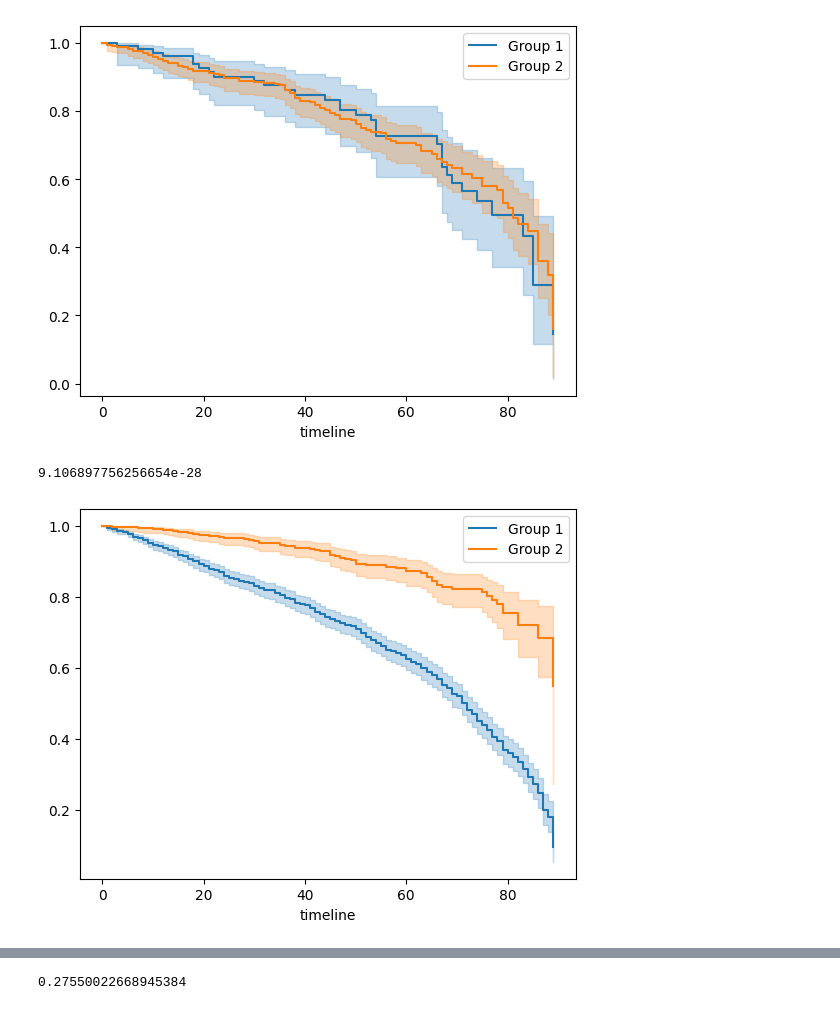
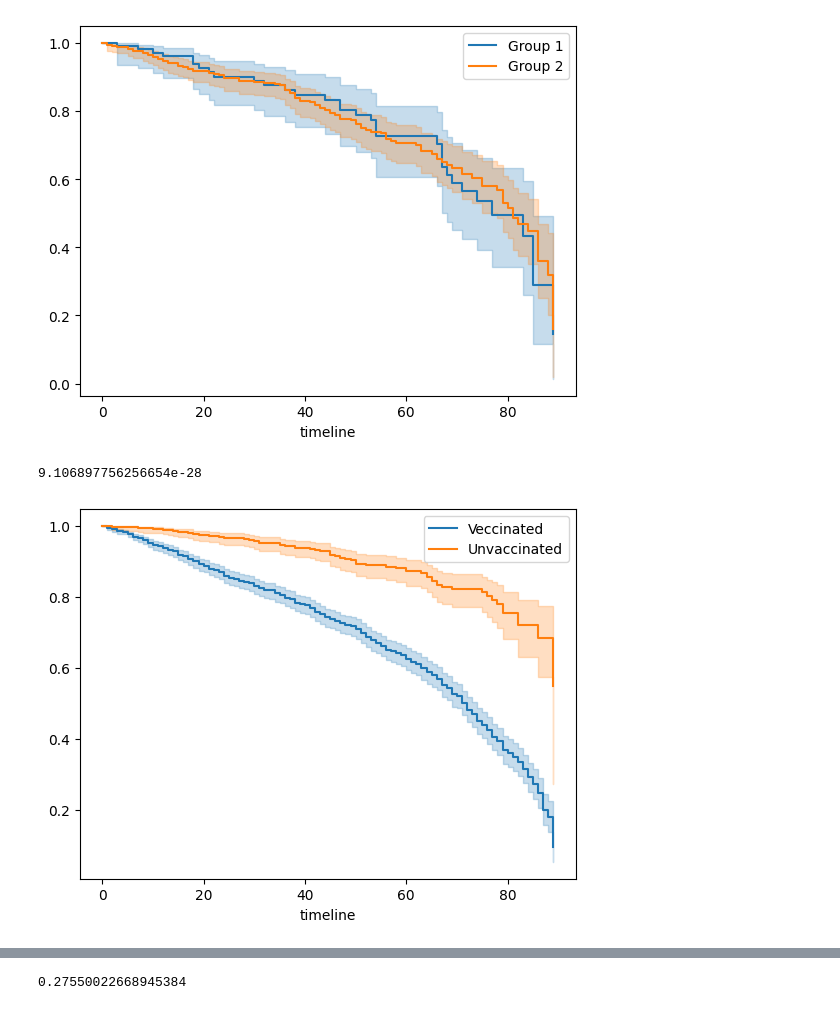
Before and after one commit to tsents/Statistical-Theory-Project, a Jupyter notebook: censored.ipynb, the cells around one changed output, grey strips where cells are left out. Saved outputs shown, nothing was run; the diff lists cells and outputs as text; code cells hidden in the pictures.

```diff
--- a/censored.ipynb
+++ b/censored.ipynb
@@ -98,18 +98,18 @@ results.p_value
 # %%
 group1,group2 = filter_pets(data_frame,vaccinated=1)
 kmf = KaplanMeierFitter()
 
-kmf.fit(group1['TimeInShelterDays'], group1['AdoptionLikelihood'], label='Group 1')
+kmf.fit(group1['TimeInShelterDays'], group1['AdoptionLikelihood'], label='Veccinated')
 kmf.plot(ci_show=True)
 
-kmf.fit(group2['TimeInShelterDays'], group2['AdoptionLikelihood'], label='Group 2')
+kmf.fit(group2['TimeInShelterDays'], group2['AdoptionLikelihood'], label='Unvaccinated')
 kmf.plot(ci_show=True)
 
 results = logrank_test(group1['TimeInShelterDays'], group2['TimeInShelterDays'], group1['AdoptionLikelihood'], group2['AdoptionLikelihood'])
 results.p_value
 # %% [output]
 9.106897756256654e-28
-[figure, old version]
+[figure, new version]
 # %%
 group1,group2 = filter_pets(data_frame,health=1)
 kmf = KaplanMeierFitter()
```
Also changed, not shown: parts of 4 cells of this notebook, 2 other files.
